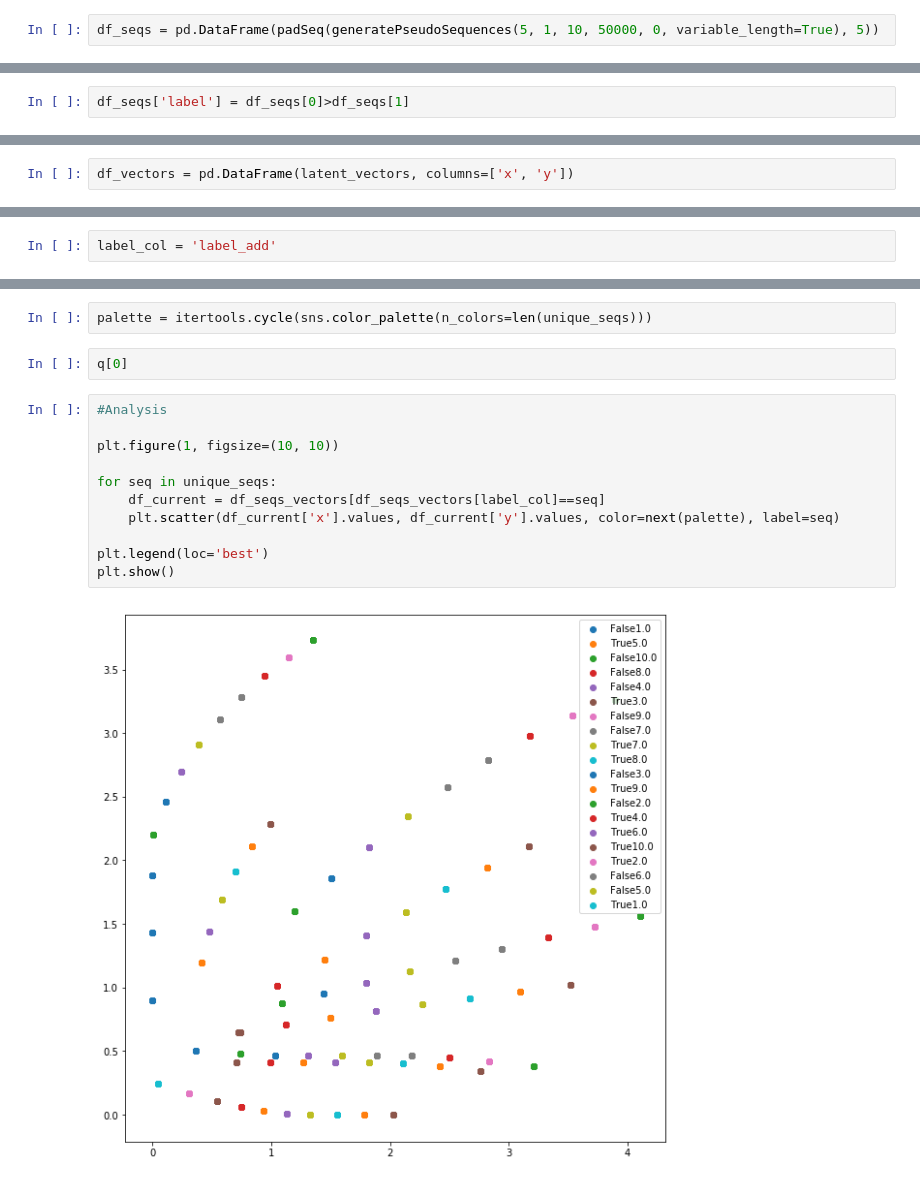
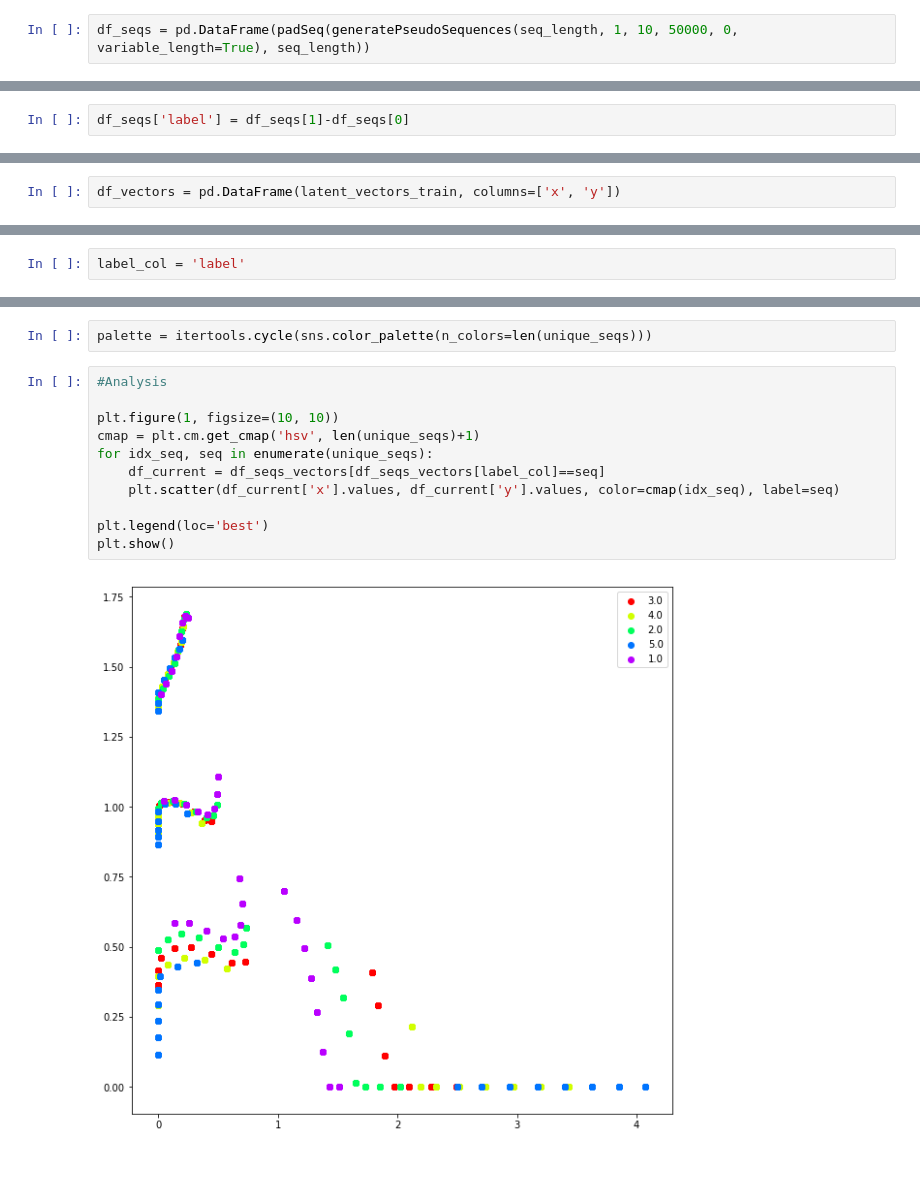
Before and after one commit to kuhanw/sequence_compression, a Jupyter notebook: sequence_compression_prototype.ipynb, the cells around one changed output, grey strips where cells are left out. Cells and saved outputs as stored; diff of their text form.

```diff
--- a/sequence_compression_prototype.ipynb
+++ b/sequence_compression_prototype.ipynb
@@ -170,11 +217,11 @@ def generatePseudoSequences(seq_length, low, high, n_seqs, seed, variable_length
 # %%
-df_seqs = pd.DataFrame(padSeq(generatePseudoSequences(5, 1, 10, 50000, 0, variable_length=True), 5))
+df_seqs = pd.DataFrame(padSeq(generatePseudoSequences(seq_length, 1, 10, 50000, 0, variable_length=True), seq_length))
 # %%
 seq_cols = df_seqs.columns.values
 # %%
 #df_seqs['label'] = df_seqs[seq_cols].apply(lambda x:'_'.join([str(i) for i in x]), axis=1)
 # %%
-df_seqs['label'] = df_seqs[0]>df_seqs[1]
+df_seqs['label'] = df_seqs[1]-df_seqs[0]
 # %%
 df_seqs = df_seqs.sample(frac=1)
 # %%
@@ -263,5 +314,5 @@ plt.show()
 # %%
-df_vectors = pd.DataFrame(latent_vectors, columns=['x', 'y'])
+df_vectors = pd.DataFrame(latent_vectors_train, columns=['x', 'y'])
 # %%
 #Join to training data
 df_seqs_vectors = df_train.merge(df_vectors, left_index=True, right_index=True)
@@ -286,21 +340,19 @@ df_seqs_vectors[df_seqs_vectors[0]==3].head()
 # %%
-label_col = 'label_add'
+label_col = 'label'
 # %%
 unique_seqs = df_seqs_vectors[label_col].unique()
 # %%
 palette = itertools.cycle(sns.color_palette(n_colors=len(unique_seqs)))
-# %%
-q[0]
 # %%
 #Analysis
 
 plt.figure(1, figsize=(10, 10))
-
-for seq in unique_seqs:
+cmap = plt.cm.get_cmap('hsv', len(unique_seqs)+1)
+for idx_seq, seq in enumerate(unique_seqs):
     df_current = df_seqs_vectors[df_seqs_vectors[label_col]==seq]
-    plt.scatter(df_current['x'].values, df_current['y'].values, color=next(palette), label=seq)
+    plt.scatter(df_current['x'].values, df_current['y'].values, color=cmap(idx_seq), label=seq)
 
 plt.legend(loc='best')
 plt.show()
 # %% [output]
-[figure, old version]
+[figure, new version]
```
Also changed, not shown: parts of 22 cells of this notebook.
